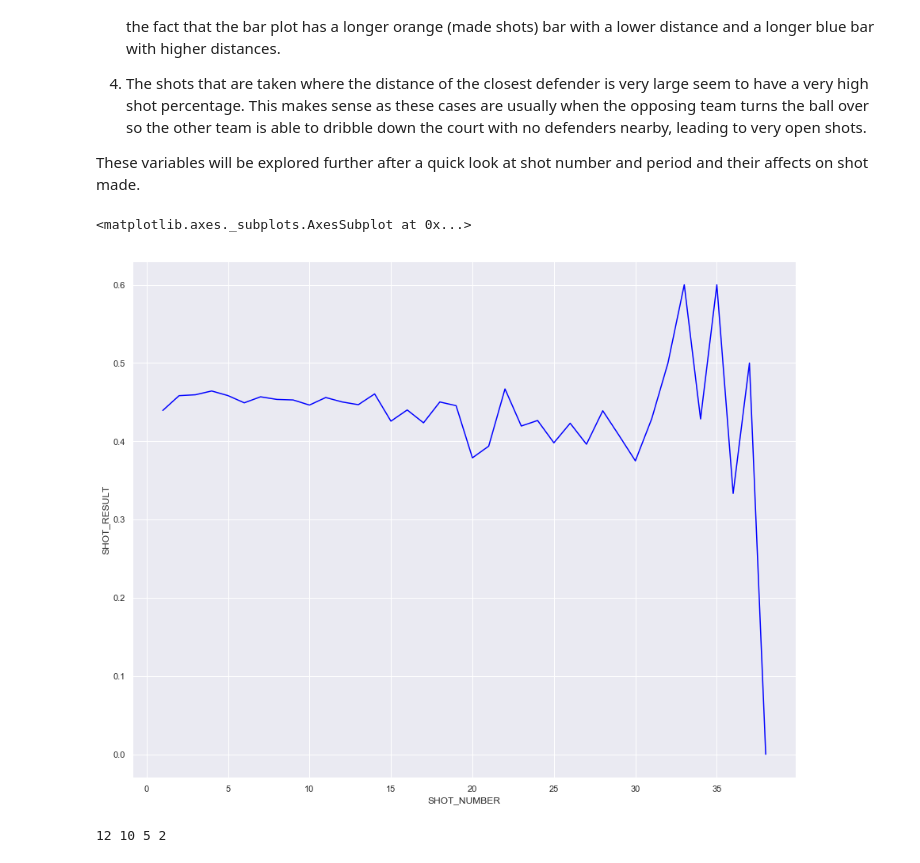
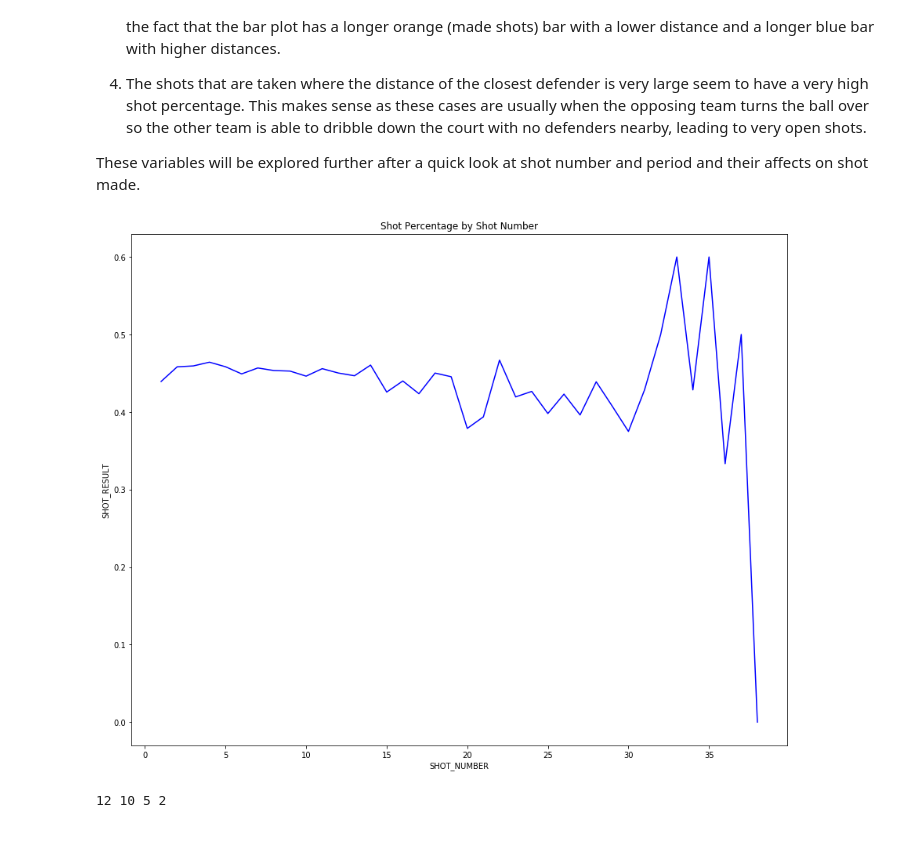
Before and after one commit to ray-chen-930/nba-shot-value-predictor, a Jupyter notebook: Capstone Project 1.ipynb, the cells around one changed output. Cells and saved outputs as stored; diff of their text form; code cells hidden in the pictures.

```diff
--- a/Capstone Project 1.ipynb
+++ b/Capstone Project 1.ipynb
@@ -305,13 +305,14 @@ These variables will be explored further after a quick look at shot number and p
 # %%
 # comparing makes and misses for shot number.  Usually when a player takes many shots, they have been doing
 # well up until that point and usually star players, so it is possible that the higher the shot number is, the
 # more likely it is for that shot to go in.
 
 plt.figure(figsize = (15,12))
 sns.lineplot(x = shot.SHOT_NUMBER, y = shot.SHOT_RESULT, ci = None, color = 'blue')
+plt.title('Shot Percentage by Shot Number')
+plt.show()
 # %% [output]
-<matplotlib.axes._subplots.AxesSubplot at 0x...>
-[figure, old version]
+[figure, new version]
 # %%
 print(sum(shot.SHOT_NUMBER == 32), sum(shot.SHOT_NUMBER == 33), sum(shot.SHOT_NUMBER == 35),sum(shot.SHOT_NUMBER == 37))
 # %% [output]
```
Also changed, not shown: parts of 28 cells of this notebook, 1 other file.
